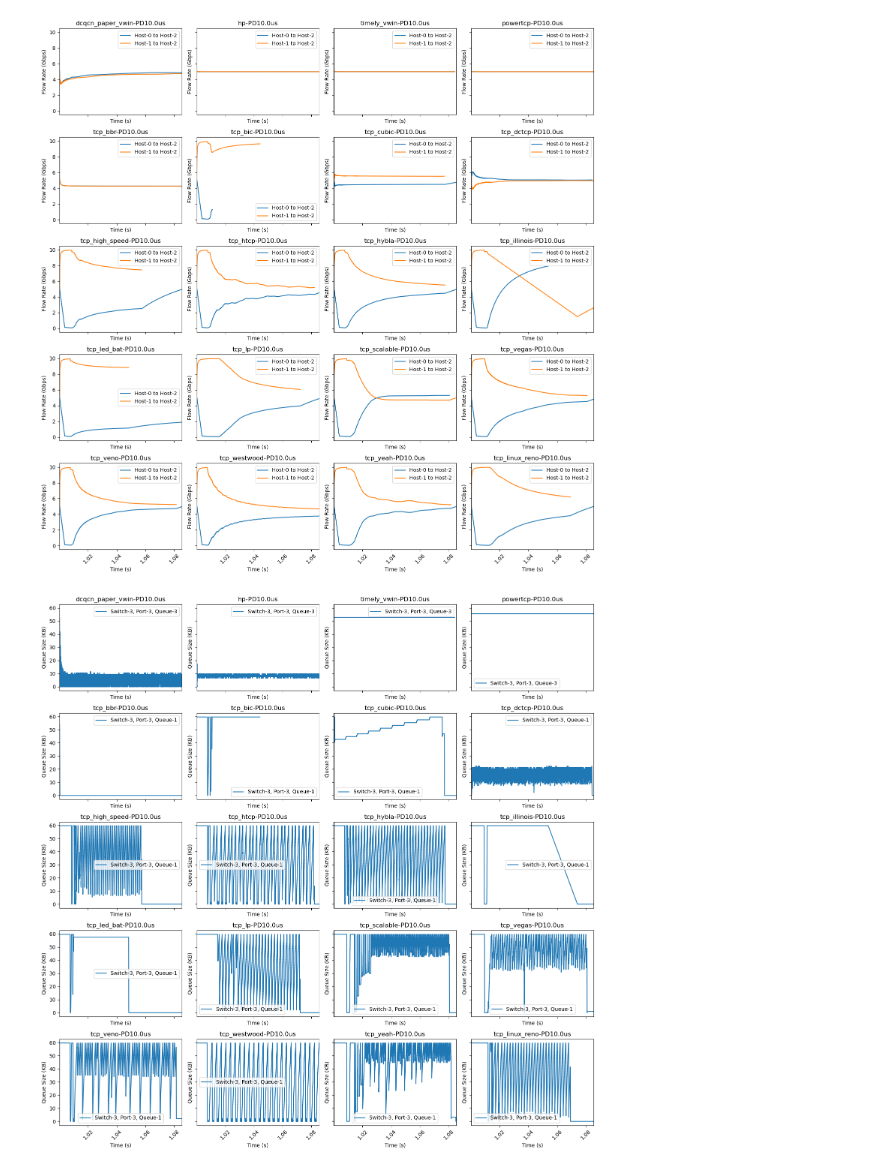
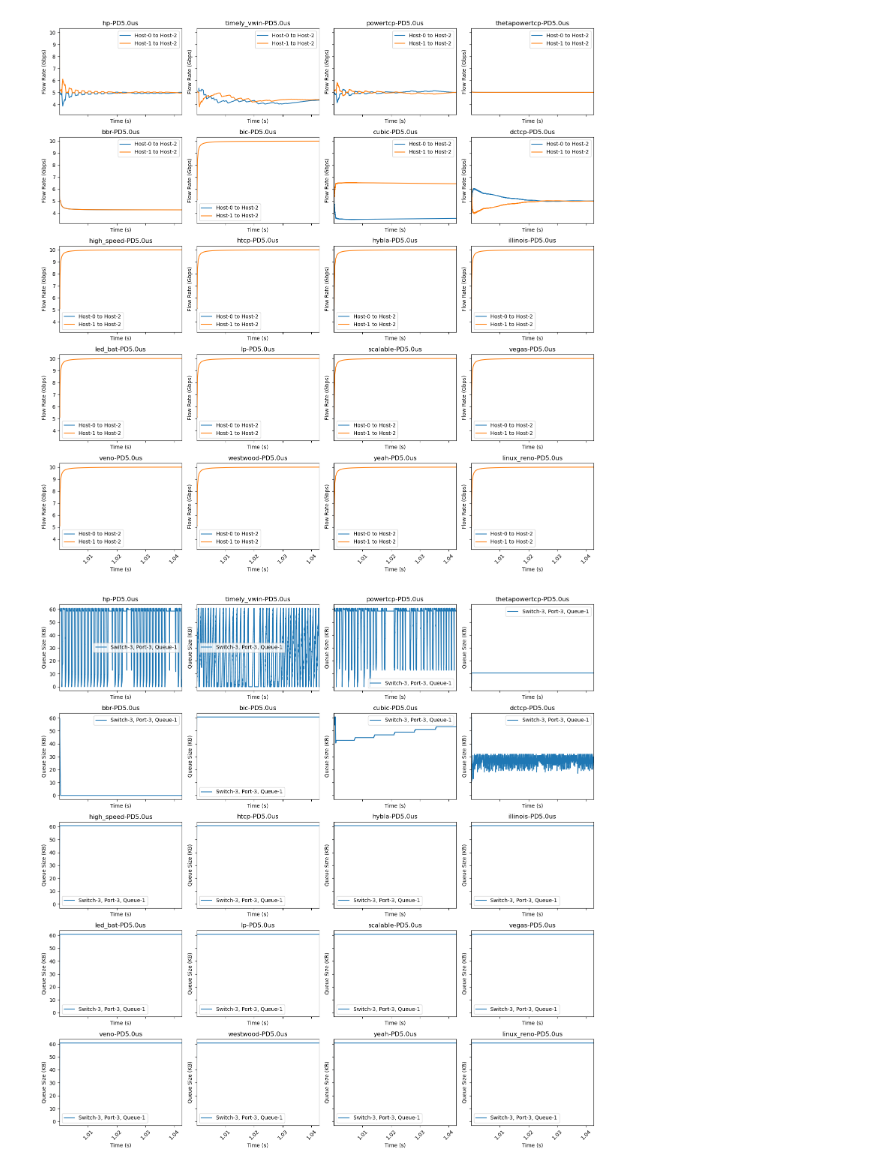
Before and after one commit to kwzhao/High-Precision-Congestion-Control, a Jupyter notebook: analysis/plt_sample_space_queue.ipynb, the cells around one changed output. Drawn from its saved outputs; the diff is of its cells as text; code cells hidden in the pictures.

```diff
--- a/analysis/plt_sample_space_queue.ipynb
+++ b/analysis/plt_sample_space_queue.ipynb
@@ -79,7 +79,8 @@ def parse_log_file(shard_seed,data_dir,topo_type,payload_size):
     flow_packets = defaultdict(list)
     ecn_marks = defaultdict(list)
     queue_sizes = defaultdict(list)
-    target_pkt_type = 'U' if shard_seed < 4 else 'T'
+    # target_pkt_type = 'U' if shard_seed < 4 else 'T'
+    target_pkt_type = 'T'
 
     start_time=None
     end_time=None
@@ -117,26 +118,27 @@ def parse_log_file(shard_seed,data_dir,topo_type,payload_size):
 
 CC_DICT = {
     # "dctcp": 8,
-    "dcqcn_paper_vwin": 1,
+    # "dcqcn_paper_vwin": 1,
     "hp": 3,
     "timely_vwin": 7,
-    "powertcp": 2,
-    "tcp_bbr": 15,
-    "tcp_bic": 16,
-    "tcp_cubic": 17,
-    "tcp_dctcp": 18,
-    "tcp_high_speed": 19,
-    "tcp_htcp": 20,
-    "tcp_hybla": 21,
-    "tcp_illinois": 22,
-    "tcp_led_bat": 23,
-    "tcp_lp": 24,
-    "tcp_scalable": 25,
-    "tcp_vegas": 26,
-    "tcp_veno": 27,
-    "tcp_westwood": 28,
-    "tcp_yeah": 29,
-    "tcp_linux_reno": 30
+    "powertcp": 9,
+    "thetapowertcp": 10,
+    "bbr": 15,
+    "bic": 16,
+    "cubic": 17,
+    "dctcp": 18,
+    "high_speed": 19,
+    "htcp": 20,
+    "hybla": 21,
+    "illinois": 22,
+    "led_bat": 23,
+    "lp": 24,
+    "scalable": 25,
+    "vegas": 26,
+    "veno": 27,
+    "westwood": 28,
+    "yeah": 29,
+    "linux_reno": 30
 }
 seed_to_cc=list(CC_DICT.keys())
 data_dir = "/data2/lichenni/path_cc20_test/shard0_nflows1_nhosts3"
@@ -304,7 +303,7 @@ No drop events found in the log file. Stopping execution.
 # Constants and setup
 data_dir = "/data2/lichenni/path_cc20_test/shard0_nflows1_nhosts3"
 # for pd_bottleneck in [5000, 10000, 14000]:
-for pd_bottleneck in [10000]:
+for pd_bottleneck in [5000]:
     topo_type = f"topo-pl-3-{bw_bottleneck}-{pd_bottleneck}"
     print(f"Processing {topo_type}...")
     # Initialize plots
@@ -314,7 +313,7 @@ for pd_bottleneck in [10000]:
 
     # Loop through each shard seed
     for i in range(20):
-    # for i in [4,5,15]:
+    # for i in [0,1,2,3]:
         flow_packets, queue_sizes, ecn_marks, start_time, end_time = parse_log_file(i, data_dir, topo_type, payload_size)
 
         x_left=start_time/xtick_unit
@@ -360,2 +359,2 @@ Total number of packets: 100227, 100227
-[figure, old version]
+[figure, new version]
-[figure, old version]
+[figure, new version]
```
Also changed, not shown: parts of 2 cells of this notebook, 10 other files.
